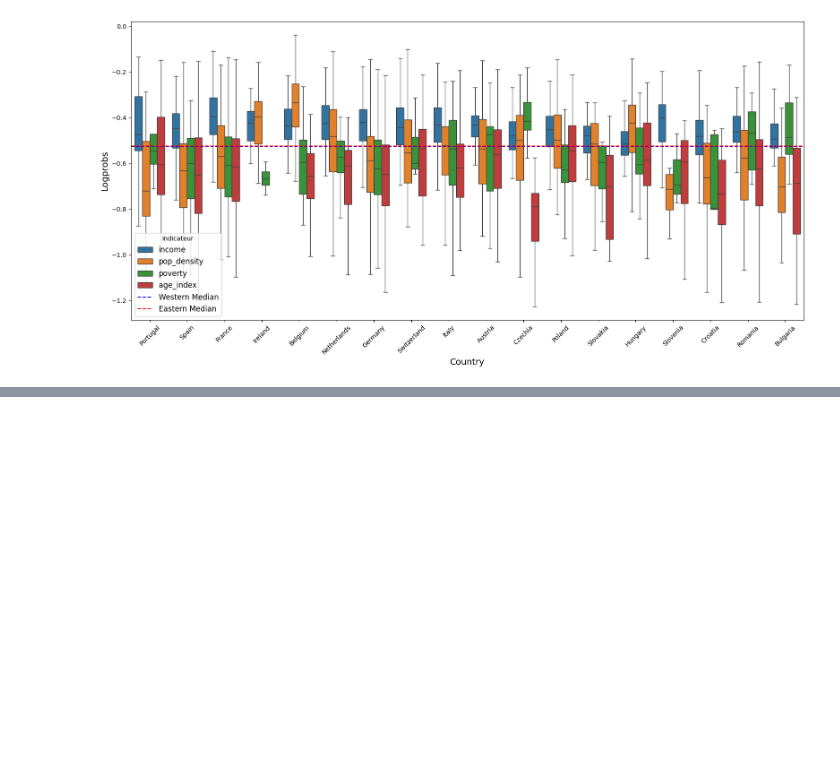
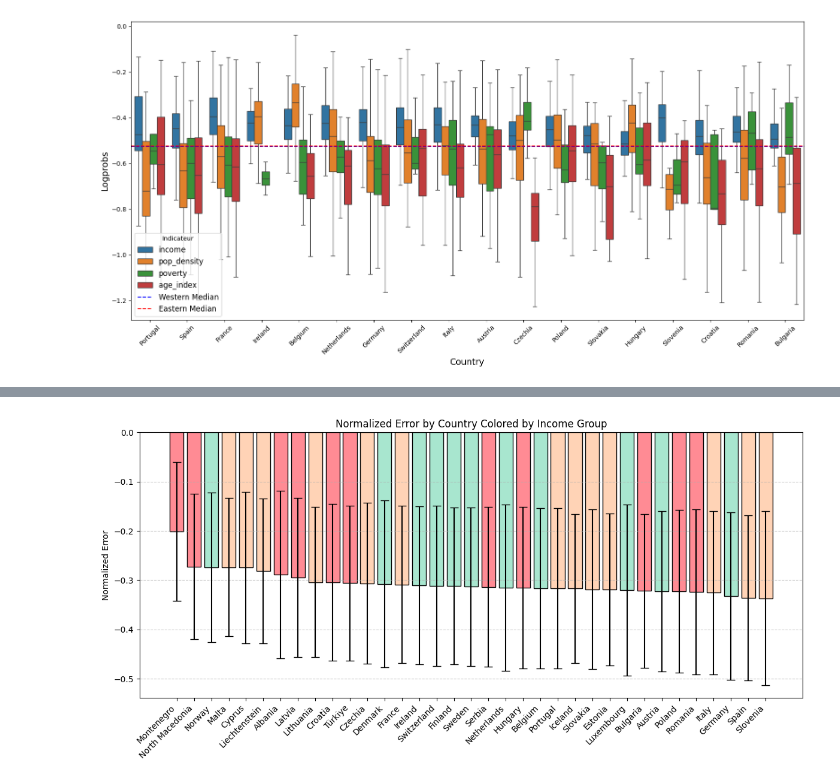
Before and after one commit to remydecoupes/Geo-MISSED, a Jupyter notebook: 4_synthized_results.ipynb, the cells around one changed output, grey strips where cells are left out. Cells and saved outputs as stored; diff of their text form; code cells hidden in the pictures; blank space fills up the shorter version.

```diff
--- a/4_synthized_results.ipynb
+++ b/4_synthized_results.ipynb
@@ -520,0 +630,22 @@ Mistral-7B-Instruct-v0.3
+# %%
+import matplotlib.pyplot as plt
+
+df_sorted = df_merged.sort_values('logprobs', ascending=False)
+
+plt.figure(figsize=(12, 6))
+plt.bar(
+    df_sorted['country'],
+    df_sorted['logprobs'],
+    yerr=df_sorted['logprobs_deviation'],
+    color=df_sorted['bar_color'],
+    capsize=5,
+    edgecolor='black'
+)
+plt.xticks(rotation=45, ha='right')
+plt.ylabel('Normalized Error')
+plt.title('Normalized Error by Country Colored by Income Group')
+plt.tight_layout()
+plt.grid(axis='y', linestyle='--', alpha=0.7)
+plt.show()
+# %% [output]
+[figure, added]
```
Also changed, not shown: parts of 20 cells of this notebook, 2 other files.
